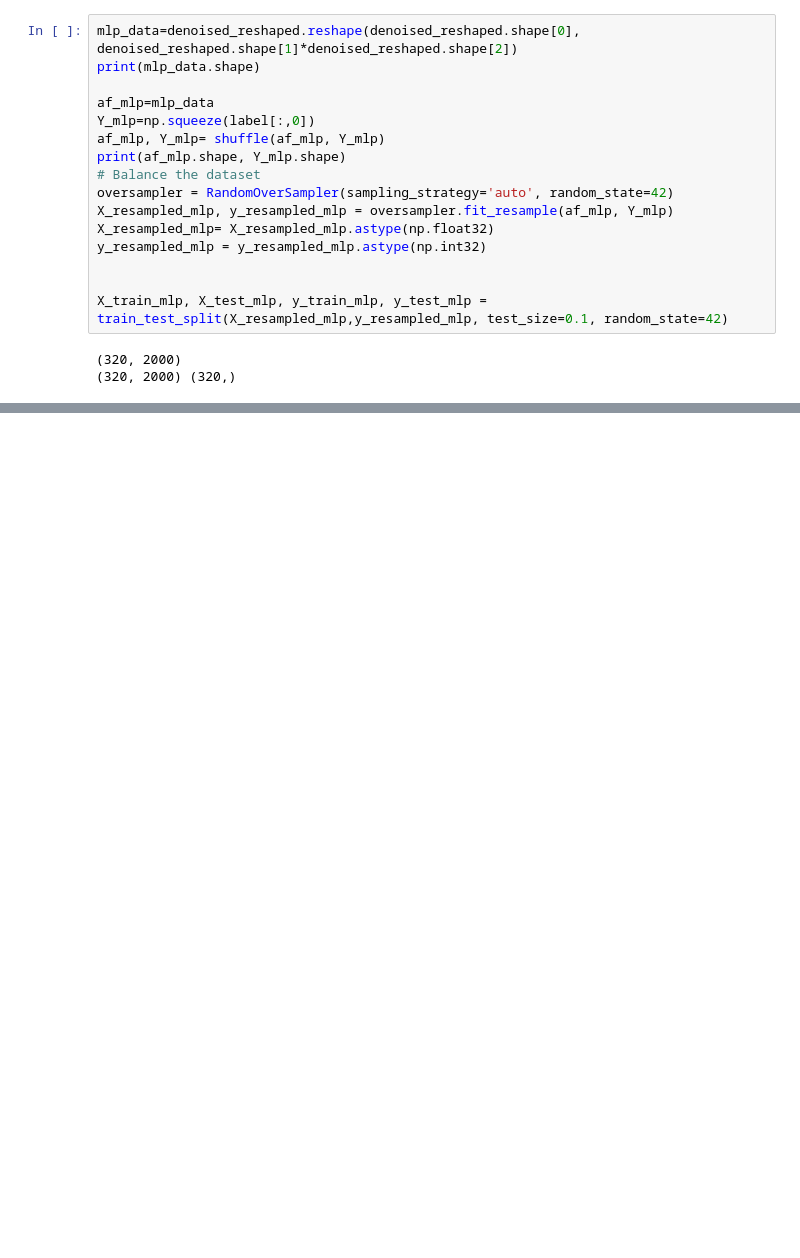
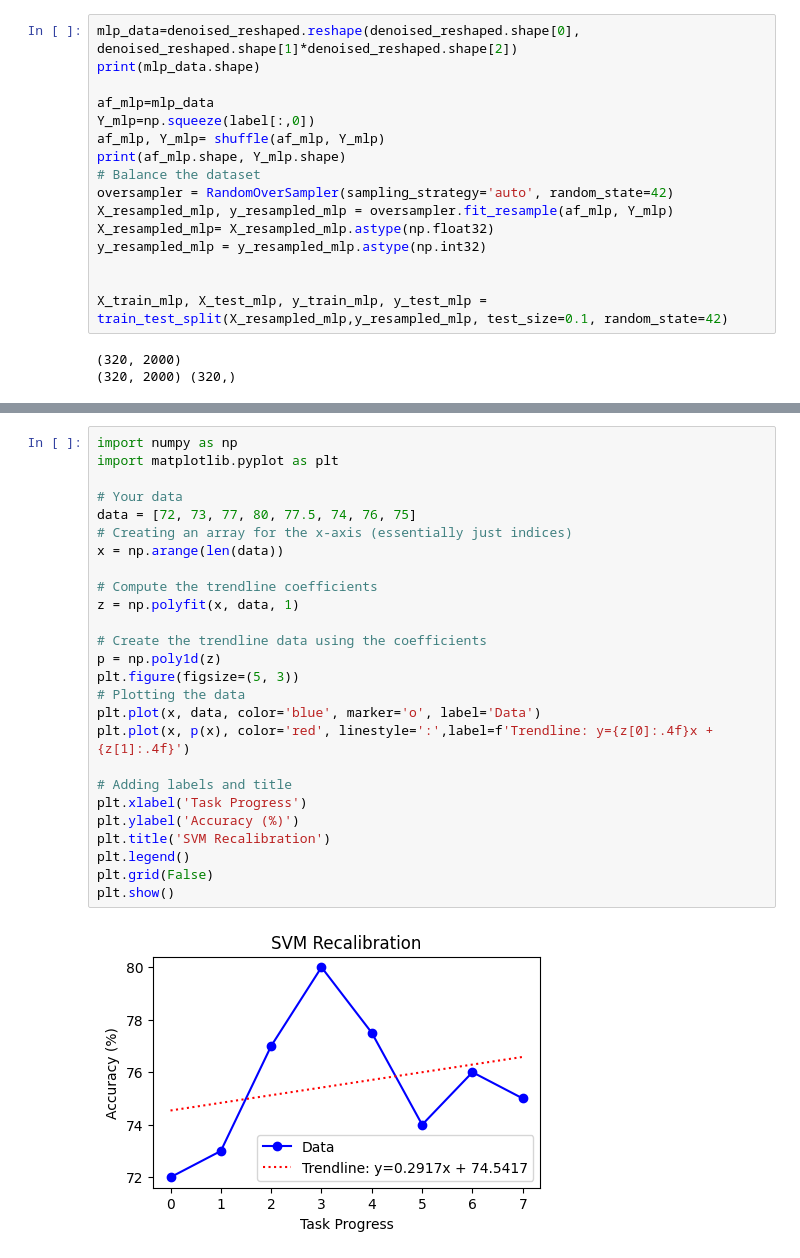
Before and after one commit to AbiriLab/Neurofeedback-Based-BCI, a Jupyter notebook: SVM for Unicorn Data/Classificaton_nf_V11.ipynb, the cells around one changed output, grey strips where cells are left out. Drawn from its saved outputs; the diff is of its cells as text; blank space fills up the shorter version.

```diff
--- a/SVM for Unicorn Data/Classificaton_nf_V11.ipynb
+++ b/SVM for Unicorn Data/Classificaton_nf_V11.ipynb
@@ -530,0 +321,28 @@ Test Accuracy: 62.50%
+# %%
+import numpy as np
+import matplotlib.pyplot as plt
+
+# Your data
+data = [72, 73, 77, 80, 77.5, 74, 76, 75]
+# Creating an array for the x-axis (essentially just indices)
+x = np.arange(len(data))
+
+# Compute the trendline coefficients
+z = np.polyfit(x, data, 1)
+
+# Create the trendline data using the coefficients
+p = np.poly1d(z)
+plt.figure(figsize=(5, 3))
+# Plotting the data
+plt.plot(x, data, color='blue', marker='o', label='Data')
+plt.plot(x, p(x), color='red', linestyle=':',label=f'Trendline: y={z[0]:.4f}x + {z[1]:.4f}')
+
+# Adding labels and title
+plt.xlabel('Task Progress')
+plt.ylabel('Accuracy (%)')
+plt.title('SVM Recalibration')
+plt.legend()
+plt.grid(False)
+plt.show()
+# %% [output]
+[figure, added]
```
Also changed, not shown: parts of 10 cells of this notebook, 40 other files.
